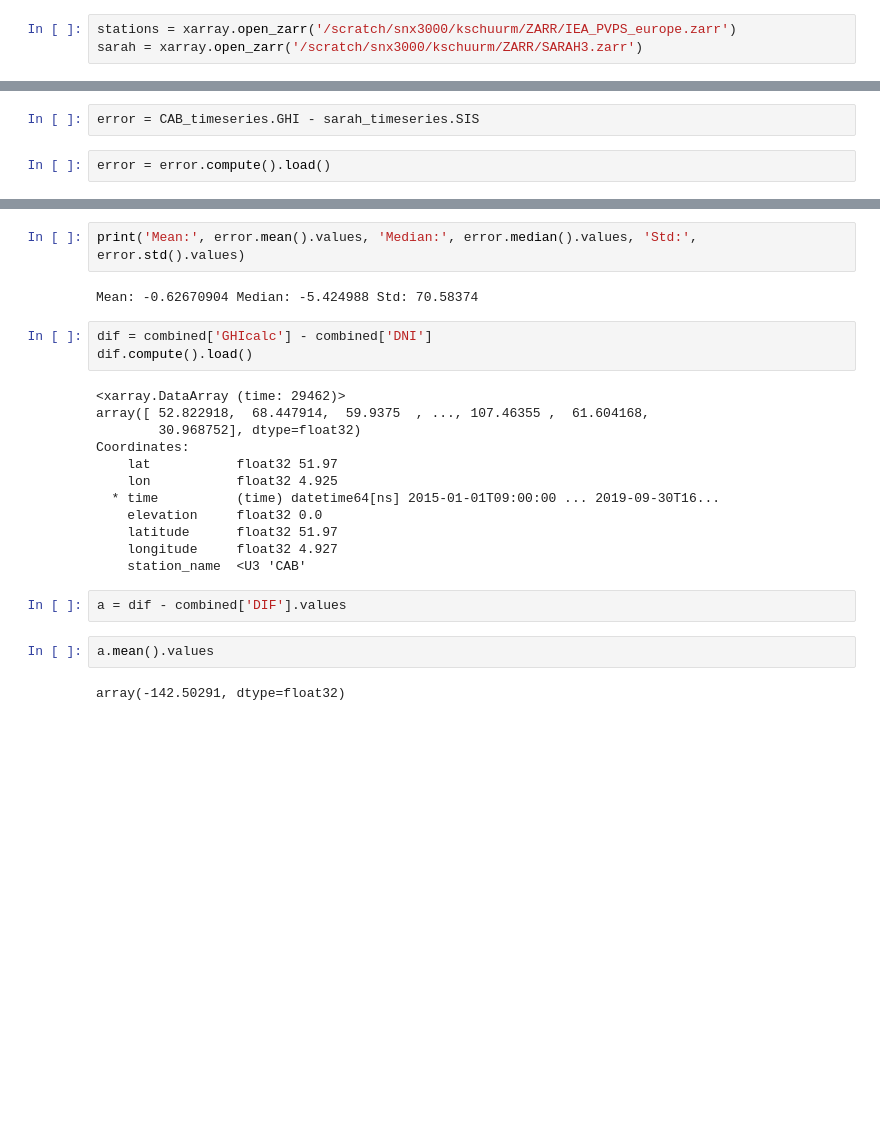
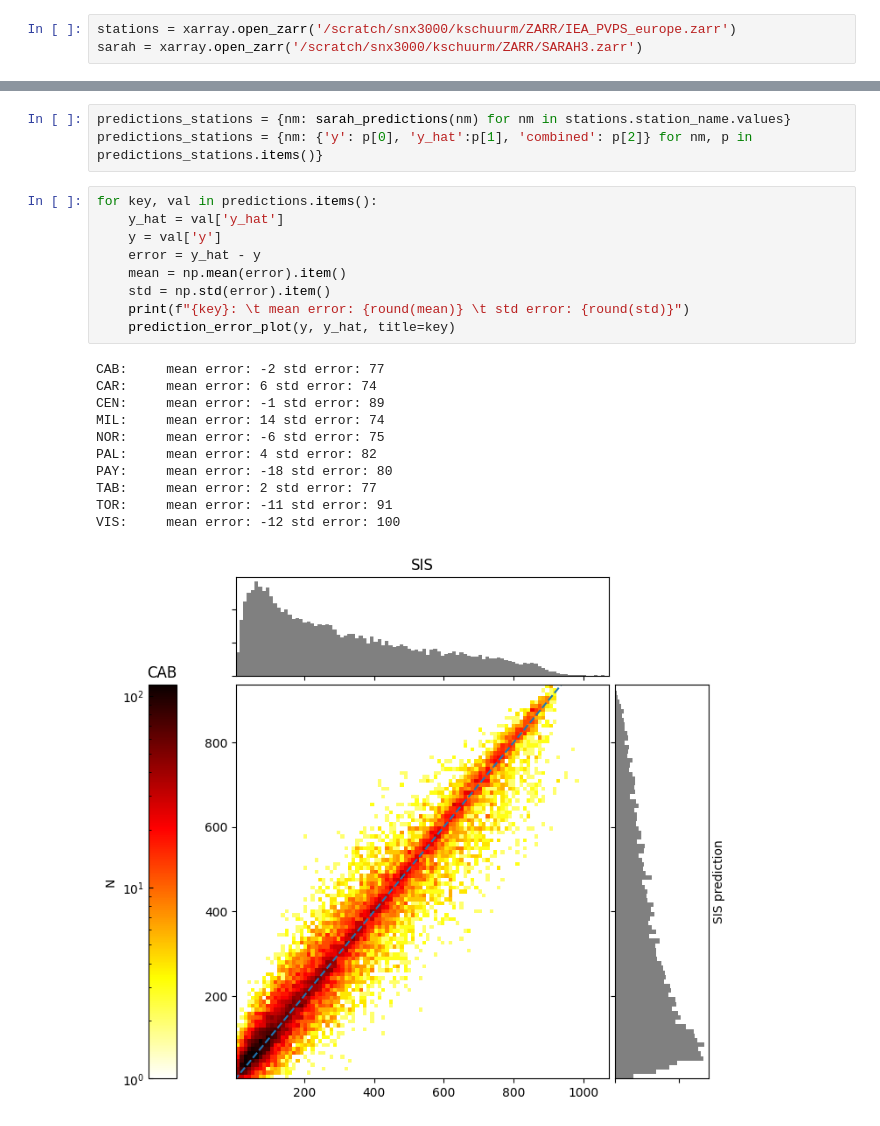
Before and after one commit to KRS-dev/irradiance_estimation, a Jupyter notebook: inference/baseline.ipynb, the cells around one changed output, grey strips where cells are left out. Cells and saved outputs as stored; diff of their text form; blank space fills up the shorter version.

```diff
--- a/inference/baseline.ipynb
+++ b/inference/baseline.ipynb
@@ -81,4 +62,0 @@ Data variables:
-# %%
-error = CAB_timeseries.GHI - sarah_timeseries.SIS
-# %%
-error = error.compute().load()
@@ -89,25 +63,24 @@ a = error.plot.hist(bins=100)
-# %%
-print('Mean:', error.mean().values, 'Median:', error.median().values, 'Std:', error.std().values)
-# %% [output]
-Mean: -0.62670904 Median: -5.424988 Std: 70.58374
-# %%
-dif = combined['GHIcalc'] - combined['DNI']
-dif.compute().load()
-# %% [output]
-<xarray.DataArray (time: 29462)>
-array([ 52.822918,  68.447914,  59.9375  , ..., 107.46355 ,  61.604168,
-        30.968752], dtype=float32)
-Coordinates:
-    lat           float32 51.97
-    lon           float32 4.925
-  * time          (time) datetime64[ns] 2015-01-01T09:00:00 ... 2019-09-30T16...
-    elevation     float32 0.0
-    latitude      float32 51.97
-    longitude     float32 4.927
-    station_name  <U3 'CAB'
-# %%
-a = dif - combined['DIF'].values
-# %%
-a.mean().values
-# %% [output]
-array(-142.50291, dtype=float32)
+# %%
+predictions_stations = {nm: sarah_predictions(nm) for nm in stations.station_name.values}
+predictions_stations = {nm: {'y': p[0], 'y_hat':p[1], 'combined': p[2]} for nm, p in predictions_stations.items()}
+# %%
+for key, val in predictions.items():
+    y_hat = val['y_hat']
+    y = val['y']
+    error = y_hat - y
+    mean = np.mean(error).item()
+    std = np.std(error).item()
+    print(f"{key}: \t mean error: {round(mean)} \t std error: {round(std)}")
+    prediction_error_plot(y, y_hat, title=key)
+# %% [output]
+CAB:     mean error: -2 std error: 77
+CAR:     mean error: 6 std error: 74
+CEN:     mean error: -1 std error: 89
+MIL:     mean error: 14 std error: 74
+NOR:     mean error: -6 std error: 75
+PAL:     mean error: 4 std error: 82
+PAY:     mean error: -18 std error: 80
+TAB:     mean error: 2 std error: 77
+TOR:     mean error: -11 std error: 91
+VIS:     mean error: -12 std error: 100
+[figure, added]
```
Also changed, not shown: parts of 7 cells of this notebook, 18 other files.
